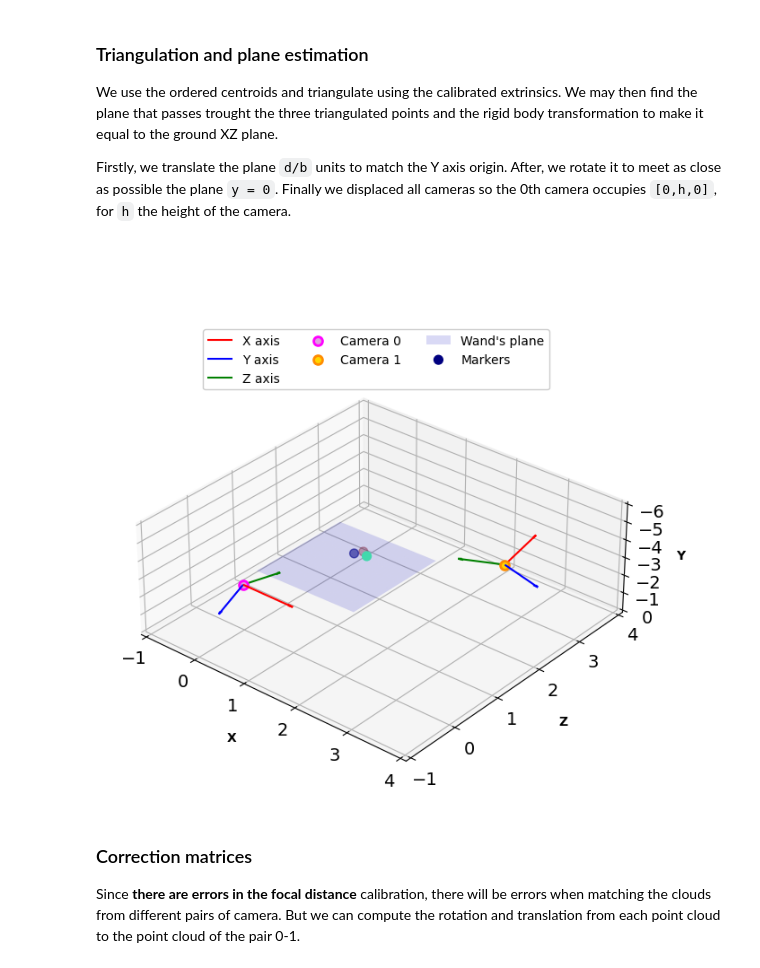
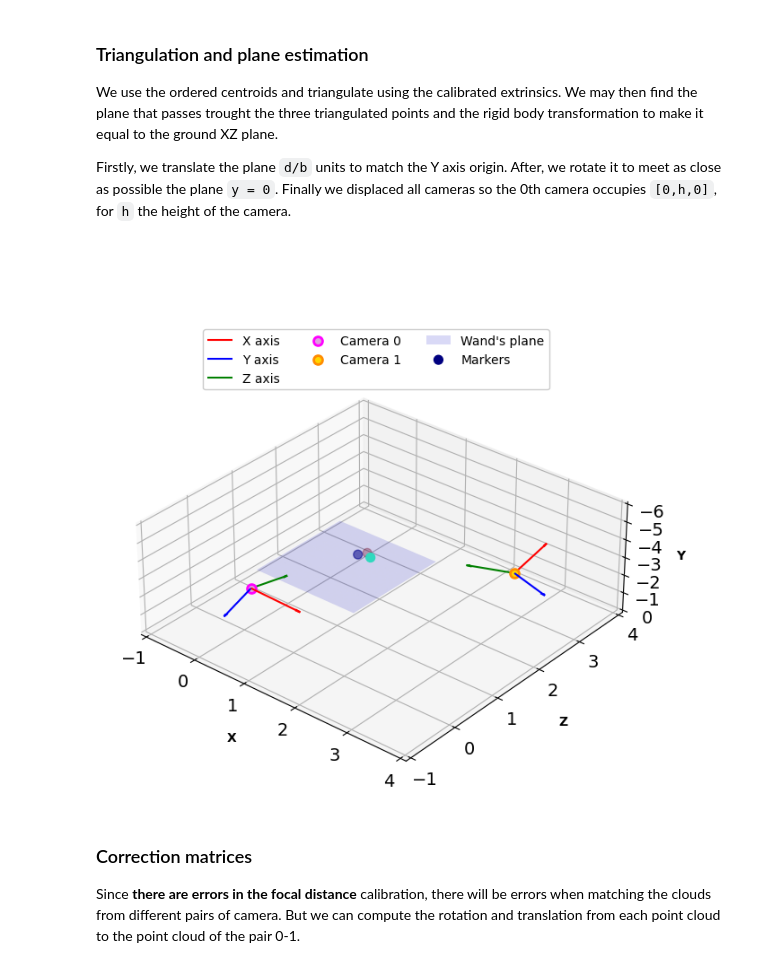
Before and after one commit to debOliveira/MoCapRasp, a Jupyter notebook: central/debugOnline.ipynb, the cells around one changed output. Saved outputs shown, nothing was run; the diff lists cells and outputs as text; code cells hidden in the pictures.

```diff
--- a/central/debugOnline.ipynb
+++ b/central/debugOnline.ipynb
@@ -45,7 +45,7 @@ dfCSV = np.genfromtxt('G:/Meu Drive/UFCG/Mestrado/MoCap/CSV datasets/7Jun/camCal
 verbose = False # verbose flag for reading the data and interpolation
 nCameras = 2    # number of cameras
 recTime = 90    # recording time, in seconds
-step = 1/125    # step of the interpolated DF
+step = 1/100    # step of the interpolated DF
 # %% [markdown]
 ### Reading coordinates and ordering markers
 Now, we read each line of the CSV that has the following strings:
@@ -575,25 +575,27 @@ def findPlane(A,C,D):
     d=(-a*x1-b*y1-c*z1)
     return np.array([a,b,c,d])
 
-# draw epipolar lines with colour block background
+# draw epipolar lines with numbers
 def drawlines(img1,img2,lines,pts1,pts2):
     r,c = img1.shape
     img1 = cvtColor(img1.astype('float32'),COLOR_GRAY2RGB)
     img2 = cvtColor(img2.astype('float32'),COLOR_GRAY2RGB)
-    listColors = [(0,255,255),(0,255,0),(255,0,255),(255,0,255)]
+    listColors = [(0,0,255),(0,255,0),(255,0,0),(255,0,255)]
     i = 0
     for r,pt1,pt2 in zip(lines,pts1,pts2):
         color = listColors[i]
         x0,y0 = map(int, [0, -r[2]/r[1] ])
         x1,y1 = map(int, [c, -(r[2]+r[0]*c)/r[1] ])
-        img1 = cv2.line(img1, (x0,y0), (x1,y1), color,2)
-        img1 = circle(img1,tuple(pt1),10,color,-1)
-        img2 = circle(img2,tuple(pt2),10,color,-1)
+        img1 = cv2.line(img1, (x0,y0), (x1,y1), color,1)
+        img1 = circle(img1,tuple(pt1),5,color,-1)
+        putText(img1,str(i),tuple(pt1-20),FONT_HERSHEY_SIMPLEX,0.5,color,2)
+        img2 = circle(img2,tuple(pt2),5,color,-1)
+        putText(img2,str(i),tuple(pt2-20),FONT_HERSHEY_SIMPLEX,0.5,color,2)
         i+=1
     return img1,img2
 
 # ordering approach using epiline proximity
-def getOrderPerEpiline(coord1,coord2,nMarkers,F,verbose = 0):
+def getOrderPerEpiline(coord1,coord2,nMarkers,F,verbose = 0,retValue = 0):
     # get data
     pts1,pts2,orderSecondFrame = np.copy(coord1).reshape(-1,2),np.copy(coord2).reshape(-1,2),np.ones(nMarkers,dtype=np.int8)*-1
     epilines = np.zeros((nMarkers,3))
@@ -652,7 +654,9 @@ def getOrderPerEpiline(coord1,coord2,nMarkers,F,verbose = 0):
         plt.subplot(121),plt.imshow(img5)
         plt.subplot(122),plt.imshow(img3)
         plt.show()
-    return orderSecondFrame
+
+    if not retValue: return orderSecondFrame
+    if retValue: return orderSecondFrame,minDist<20
 
 # compute SVD
 def mySVD(E):
@@ -751,10 +755,10 @@ cosPhi = np.dot(v,k)/(np.linalg.norm(v)*np.linalg.norm(k))
 # get the rotation matrix and new ground plane coefficients
 sinPhi = np.sqrt(1-pow(cosPhi,2))
 R_plane = np.array([
-        [cosPhi+u1*u1*(1-cosPhi),u1*u2*(1-cosPhi),u2*sinPhi],
-        [u1*u2*(1-cosPhi),cosPhi+u2*u2*(1-cosPhi),-u1*sinPhi],
-        [-u2*sinPhi,u1*sinPhi,cosPhi]])
-[A,B,C] = np.matmul(np.array([a,b,c]),R_plane.T)
+        [cosPhi+u1*u1*(1-cosPhi),u1*u2*(1-cosPhi)-u3*sinPhi,u2*sinPhi+u1*u3*(1-cosPhi)],
+        [u1*u2*(1-cosPhi)+u3*sinPhi,cosPhi+u2*u2*(1-cosPhi),u2*u3*(1-cosPhi)-u1*sinPhi],
+        [u1*u3*(1-cosPhi)-u2*sinPhi,u2*u3*(1-cosPhi)+u1*sinPhi,cosPhi+u3*u3*(1-cosPhi)]])
+[A,B,C] = np.matmul(R_plane,np.array([a,b,c]).T)
 newPlane = np.array([A,B,C])
 
 # setting 3D plot variables
@@ -789,34 +793,35 @@ for j in range(nCameras):
     x,y,z= np.array([1, 0, 0, 0]), np.array([0, 1, 0, 0]),np.array([0, 0, 1, 0])
     x,y,z = np.matmul(projMat[j],x),np.matmul(projMat[j],y),np.matmul(projMat[j],z)
     x,y,z = np.matmul(P_plane,x),np.matmul(P_plane,y),np.matmul(P_plane,z)
     ax.quiver(o[0], o[2], o[1], x[0], x[2], x[1], arrow_length_ratio=0.1, edgecolors="r", label='X axis')
     ax.quiver(o[0], o[2], o[1], y[0], y[2], y[1], arrow_length_ratio=0.1, edgecolors="b", label='Y axis')
     ax.quiver(o[0], o[2], o[1], z[0], z[2], z[1], arrow_length_ratio=0.1, edgecolors="g", label='Z axis')
     ax.scatter(o[0], o[2], o[1], s=50, edgecolor=colours[j][0], facecolor=colours[j][1], linewidth=2,  label = 'Camera '+str(j))
 
 # plot the ground plane
 x,z = np.linspace(-1,1,30),np.linspace(3,5,10)
 X,Z = np.meshgrid(x,z)
 Y=(-newPlane[0]*X -newPlane[2]*Z)/newPlane[1]
 surf = ax.plot_surface(X,Z-zDisplacement,Y,color='b',alpha=.15,label="Wand's plane")
 surf._facecolors2d = surf._facecolor3d
 surf._edgecolors2d = surf._edgecolor3d
 # plot markers
 points3d = np.hstack((points3d,np.ones((points3d.shape[0],1))))
 points3d+= [0,d/b,0,0]
 points3d = np.matmul(P_plane,points3d.T).T
 points3d+= [0,0,-zDisplacement,0]
 points3d = points3d.T
 ax.scatter(points3d[0], points3d[2], points3d[1], s=50, c=points3d[2], cmap=cmhot, label= 'Markers')
 
 # axis setup and plot variables
+first3Dpoints = points3d.copy()
 handles, labels = plt.gca().get_legend_handles_labels()
 by_label = dict(zip(labels, handles))
 plt.legend(by_label.values(), by_label.keys(),ncol=3,loc ='center',edgecolor='silver', bbox_to_anchor=(0.5, 0.8))
 plt.draw()
 plt.show()
 # %% [output]
-[figure, old version]
+[figure, new version]
 # %% [markdown]
 ### Correction matrices
 
```
Also changed, not shown: parts of 12 cells of this notebook.
